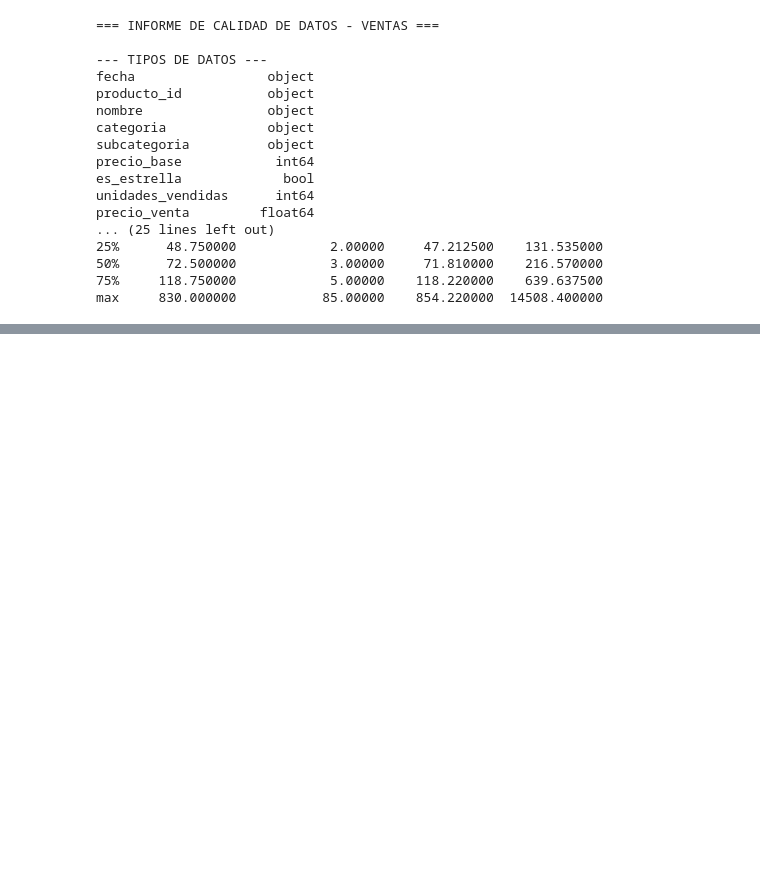
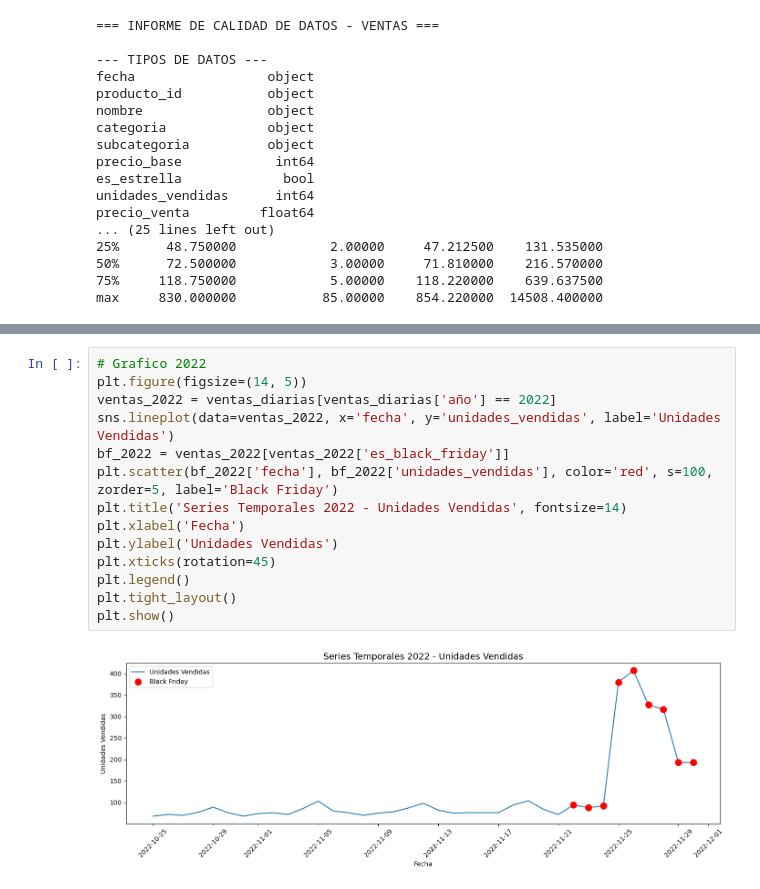
Before and after one commit to jeo20/ds4b, a Jupyter notebook: notebooks/entrenamiento.ipynb, the cells around one changed output, grey strips where cells are left out. Cells and saved outputs as stored; diff of their text form; blank space fills up the shorter version.

```diff
--- a/notebooks/entrenamiento.ipynb
+++ b/notebooks/entrenamiento.ipynb
@@ -77,0 +242,16 @@ max     830.000000           85.00000    854.220000  14508.400000
+# %%
+# Grafico 2022
+plt.figure(figsize=(14, 5))
+ventas_2022 = ventas_diarias[ventas_diarias['año'] == 2022]
+sns.lineplot(data=ventas_2022, x='fecha', y='unidades_vendidas', label='Unidades Vendidas')
+bf_2022 = ventas_2022[ventas_2022['es_black_friday']]
+plt.scatter(bf_2022['fecha'], bf_2022['unidades_vendidas'], color='red', s=100, zorder=5, label='Black Friday')
+plt.title('Series Temporales 2022 - Unidades Vendidas', fontsize=14)
+plt.xlabel('Fecha')
+plt.ylabel('Unidades Vendidas')
+plt.xticks(rotation=45)
+plt.legend()
+plt.tight_layout()
+plt.show()
+# %% [output]
+[figure, added]
```
Also changed, not shown: parts of 22 cells of this notebook, 3 other files.
